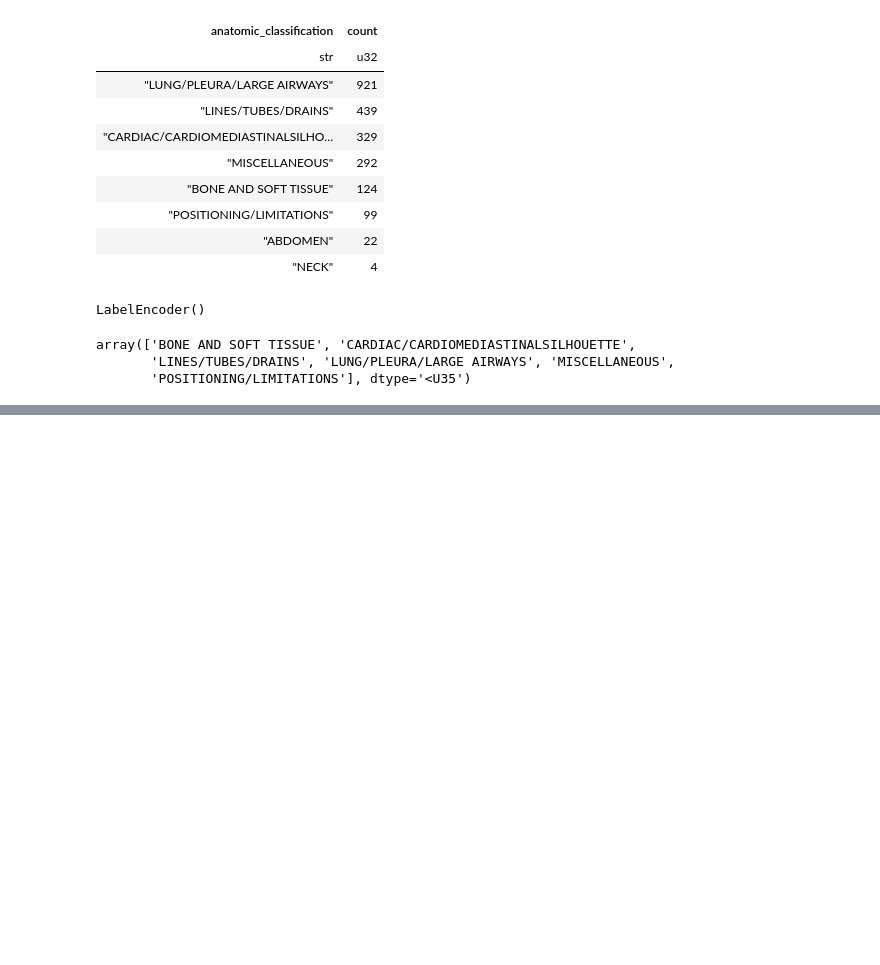
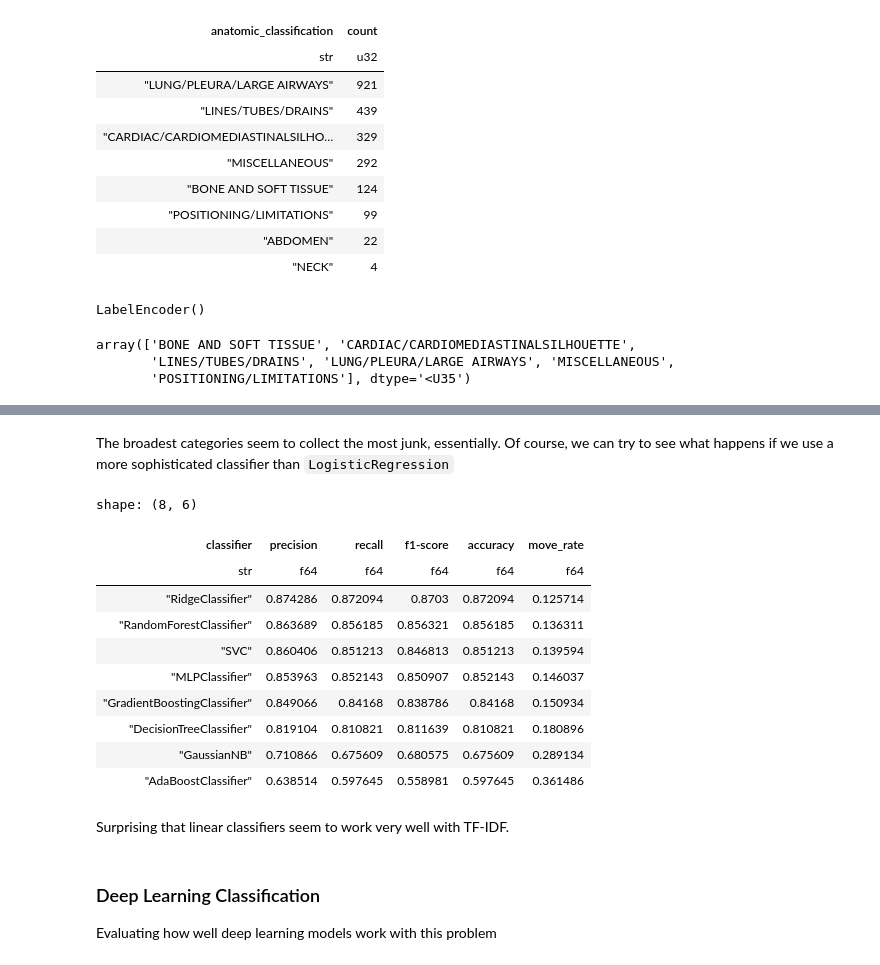
Before and after one commit to sameed-khan/anatomy-ner, a Jupyter notebook: src/analyses/classifier_comparison.ipynb, the cells around one changed output, grey strips where cells are left out. Cells and saved outputs as stored; diff of their text form; code cells hidden in the pictures; blank space fills up the shorter version.

Commit message:
Completed TF-IDF analysis with different classifiers

```diff
--- a/src/analyses/classifier_comparison.ipynb
+++ b/src/analyses/classifier_comparison.ipynb
@@ -104,9 +112,8 @@ encoder = TfidfVectorizer()
 kf = KFold(n_splits=10, shuffle=True, random_state=1026)
 filterset = dataset.filter(( pl.col("anatomic_classification") != "NECK" ) & (pl.col("anatomic_classification") != "ABDOMEN"))
 clf = LogisticRegression()
-accuracies = []
-reports = []
-for tridx, tsidx in kf.split(filterset, groups=filterset["anatomic_classification"]):
+firstrows = []
+for idx, (tridx, tsidx) in enumerate(kf.split(filterset, groups=filterset["anatomic_classification"])):
     train = filterset.select(
         pl.col("anatomic_classification").gather(tridx),
         pl.col("preprocessed_finding").gather(tridx)
@@ -129,7 +136,13 @@ for tridx, tsidx in kf.split(filterset, groups=filterset["anatomic_classificatio
     clf.fit(train_encodings, train["anatomic_classification"])
     y_pred = clf.predict(test_encodings)
     y_probas = clf.predict_proba(test_encodings)
-    accuracies.append(accuracy_score(y_true, y_pred))
-    reports.append(classification_report(y_true, y_pred, target_names=le.classes_))
+    acc = accuracy_score(y_true, y_pred)
+    cf = classification_report(y_true, y_pred, target_names=le.classes_, output_dict=True)
 
-    print(classification_report(y_true, y_pred, target_names=le.classes_))
+    for k, v in cf.items():
+        if k not in le.classes_:
+            continue
+        v.update({"fold": idx})
+        v.update({"accuracy": acc})
+        v.update({"class": k})
+        firstrows.append(v)
@@ -157,0 +182,3 @@ np.mean(np.array(accuracies))
+# %% [markdown]
+The broadest categories seem to collect the most junk, essentially.
+Of course, we can try to see what happens if we use a more sophisticated classifier than `LogisticRegression`
@@ -157,0 +239,27 @@ np.mean(np.array(accuracies))
+# %%
+(
+    pl.DataFrame(rows).
+    group_by("classifier").
+    mean().
+    select(pl.col(["classifier", "precision", "recall", "f1-score", "accuracy"]))
+    .with_columns( (1 - pl.col("precision")).alias("move_rate"))
+    .sort("move_rate")
+)
+# %% [output]
+shape: (8, 6)
+| classifier | precision | recall | f1-score | accuracy | move_rate |
+| str | f64 | f64 | f64 | f64 | f64 |
+| "RidgeClassifier" | 0.874286 | 0.872094 | 0.8703 | 0.872094 | 0.125714 |
+| "RandomForestClassifier" | 0.863689 | 0.856185 | 0.856321 | 0.856185 | 0.136311 |
+| "SVC" | 0.860406 | 0.851213 | 0.846813 | 0.851213 | 0.139594 |
+| "MLPClassifier" | 0.853963 | 0.852143 | 0.850907 | 0.852143 | 0.146037 |
+| "GradientBoostingClassifier" | 0.849066 | 0.84168 | 0.838786 | 0.84168 | 0.150934 |
+| "DecisionTreeClassifier" | 0.819104 | 0.810821 | 0.811639 | 0.810821 | 0.180896 |
+| "GaussianNB" | 0.710866 | 0.675609 | 0.680575 | 0.675609 | 0.289134 |
+| "AdaBoostClassifier" | 0.638514 | 0.597645 | 0.558981 | 0.597645 | 0.361486 |
+# %% [markdown]
+Surprising that linear classifiers seem to work very well with TF-IDF.
+# %% [markdown]
+### Deep Learning Classification
+
+Evaluating how well deep learning models work with this problem
```
Also changed, not shown: parts of 7 cells of this notebook, 1 other file.
